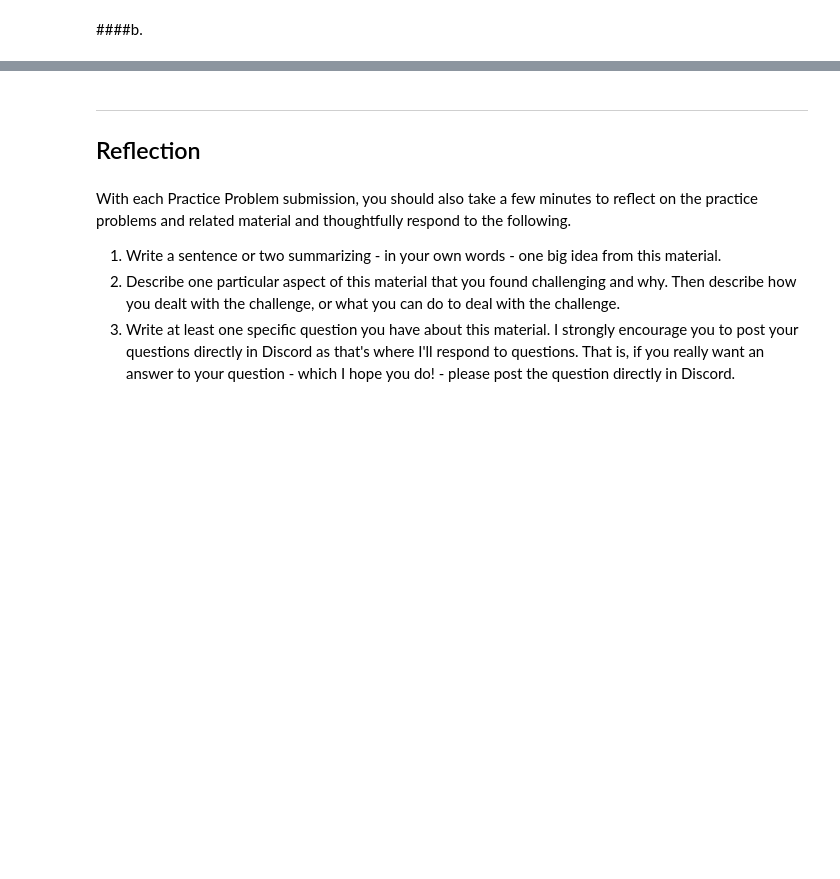
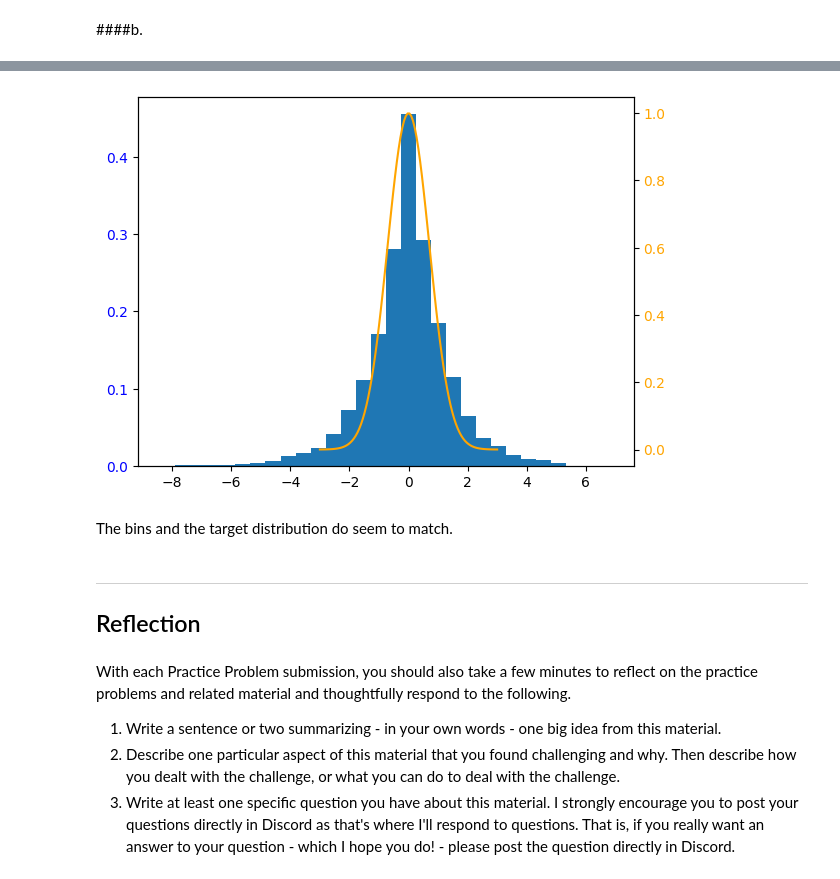
Before and after one commit to NRJaggers/Applied-Stochastic-Processes, a Jupyter notebook: PracticeProblems/Metropolis_Hastings.ipynb, the cells around one changed output, grey strips where cells are left out. Saved outputs shown, nothing was run; the diff lists cells and outputs as text; code cells hidden in the pictures; blank space fills up the shorter version.

```diff
--- a/PracticeProblems/Metropolis_Hastings.ipynb
+++ b/PracticeProblems/Metropolis_Hastings.ipynb
@@ -31,3 +173,23 @@ Original Prompt can be found [here](https://bookdown.org/kevin_davisross/applied
+# %%
+# Create figure and primary axis
+fig, ax1 = plt.subplots()
+
+# Plot the histogram on the primary y-axis
+ax1.hist(sim, bins=30, density=True)
+ax1.tick_params(axis='y', labelcolor='blue')
+
+# Create secondary axis
+ax2 = ax1.twinx()
+
+# Plot the line plot on the secondary y-axis
+ax2.plot(x, y, color='orange')
+ax2.tick_params(axis='y', labelcolor='orange')
+
+plt.show()
+# %% [output]
+[figure, added]
+# %% [markdown]
+The bins and the target distribution do seem to match.
 # %% [markdown]
 ---
 
```
Also changed, not shown: parts of 11 cells of this notebook.
